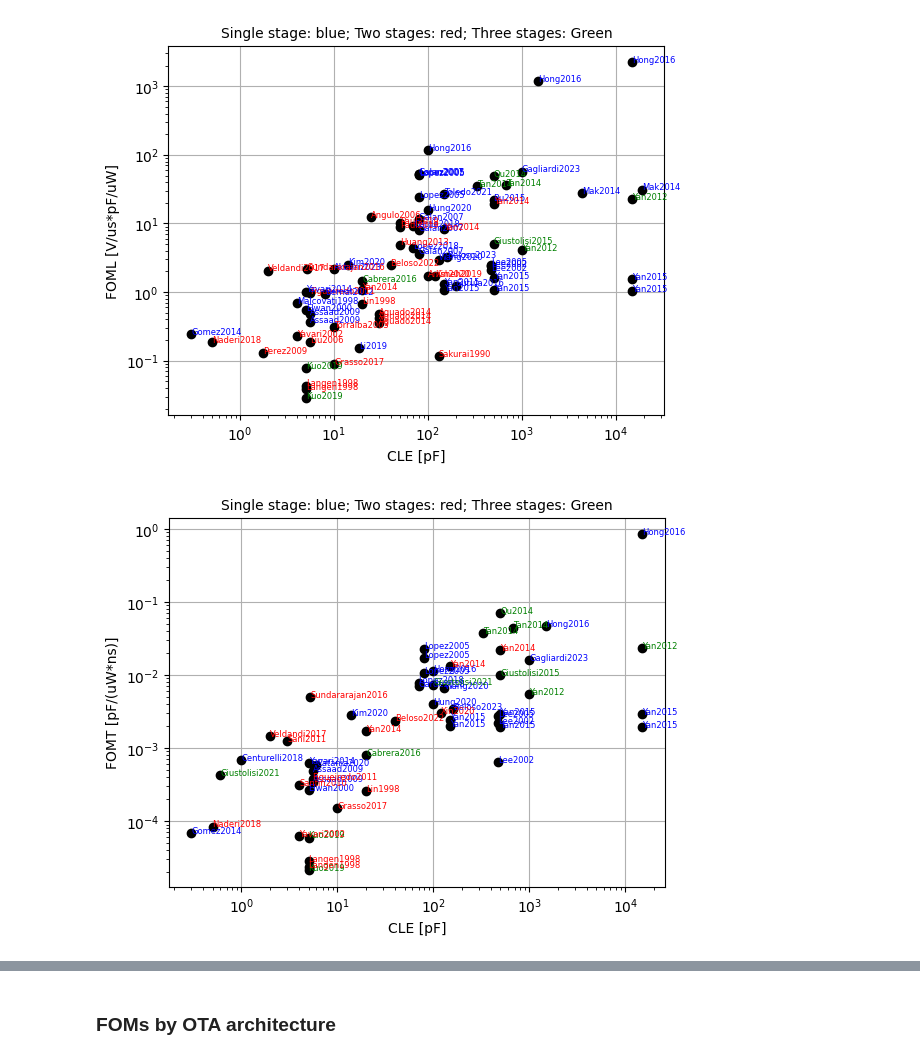
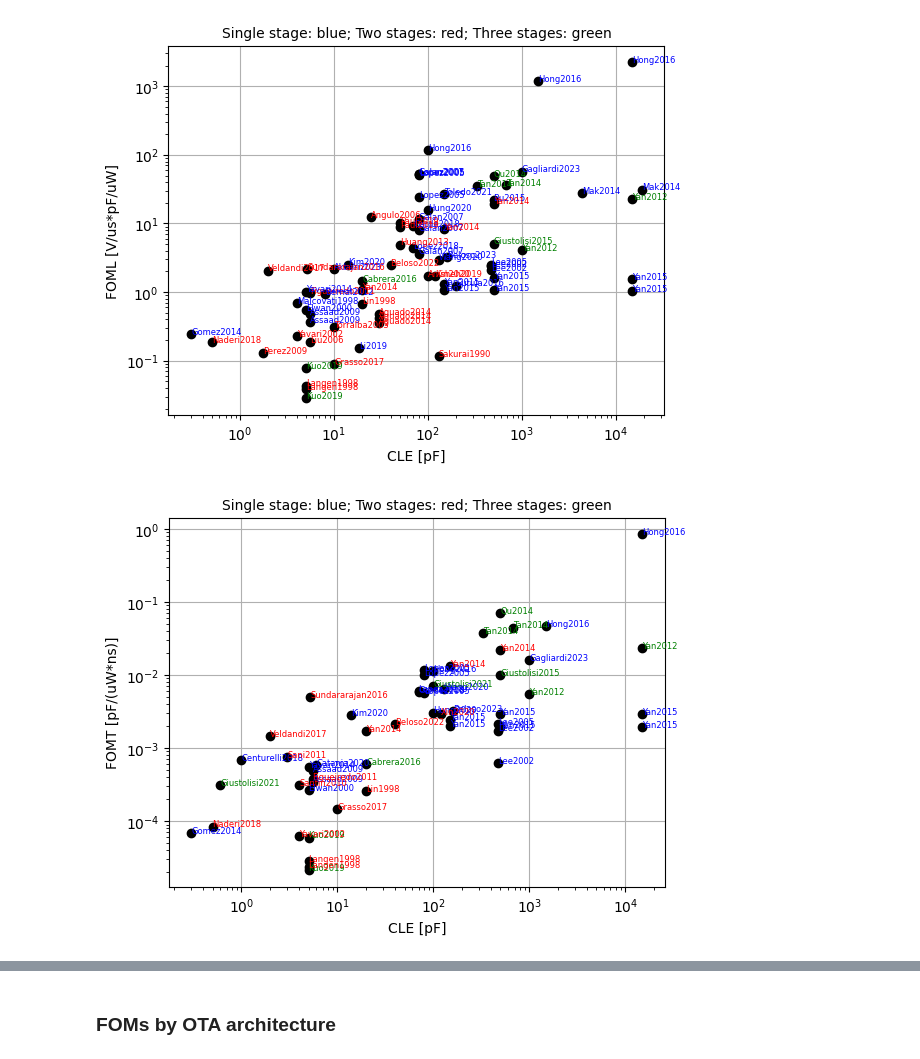
Before and after one commit to michele-dei/OTA-settling-survey, a Jupyter notebook: ota-settling-survey.ipynb, the cells around one changed output, grey strips where cells are left out. Cells and saved outputs as stored; diff of their text form; code cells hidden in the pictures.

```diff
--- a/ota-settling-survey.ipynb
+++ b/ota-settling-survey.ipynb
@@ -69,14 +71,25 @@ def minimum_excluding_nans(x1, x2):
     xx[np.isnan(x2)] = x1[np.isnan(x2)]
     return xx
 
+def maximum_excluding_nans(x1, x2):
+    # similar to numpy.maximum, calculates the element-wise maximum of two arrays.
+    # It handles cases where elements are NaN in one array but not the other, replacing NaNs in the result with the corresponding values from the other array
+    xx = np.maximum(x1, x2)
+    xx[np.isnan(x1)] = x2[np.isnan(x1)]
+    xx[np.isnan(x2)] = x1[np.isnan(x2)]
+    return xx
+
+# extract worst-case conditions
 SR = minimum_excluding_nans(SRP, SRN)
-TS = minimum_excluding_nans(TSP, TSN)
+TS = maximum_excluding_nans(TSP, TSN)
 
+# calaculate the FOMs
 FOMS = UGF*CLE/PWR
 FOML = SR*CLE/PWR
 FOMT = CLE/(TS*PWR)
-FOMN = DVS*FOMT
+FOMN = DVS*FOMT*SUP
 
+# add to dataframe
 pd.options.mode.chained_assignment = None  # default='warn'
 x.loc[:, 'FOMS'] = pd.Series(FOMS)
 x.loc[:, 'FOML'] = pd.Series(FOML)
@@ -127,16 +140,20 @@ TOP 10 sorted by FOMS
 # %%
 def apa_style_annotations():
+    # simple function to create an 'Author+Year' string to annotate the scatter plots
     y = YEAR.astype(str)
     return (AU1+y).astype(str)
 
 def ns_to_color(ii):
+    # simple function to select a color associated to the NS field
     npx = x['NS'].to_numpy()
     if npx[ii] == 1:
         cl = 'blue'
-    if npx[ii] == 2:
+    elif npx[ii] == 2:
         cl = 'red'
-    if npx[ii] == 3:
+    elif npx[ii] == 3:
         cl = 'green'
+    else:
+        cl = 'black'
     return cl
 # %% [markdown]
 ### FOM scatter plots
@@ -173,18 +190,18 @@ ax.grid()
 # %%
 fig = plt.figure()
 ax = fig.add_subplot(111)
 ax.loglog(CLE, FOMT, 'ko')
 ax.set_xlabel('CLE [pF]')
 for ii, annotation in enumerate(apa_style_annotations()):
     xx=CLE[ii]
     yy=FOMT[ii]
     if np.isfinite(xx) and np.isfinite(yy):
         ax.text(xx, yy, annotation, color=ns_to_color(ii), fontsize=6)
 ax.set_ylabel('FOMT [pF/(uW*ns)]')
-ax.set_title('Single stage: blue; Two stages: red; Three stages: Green', fontsize=10)
+ax.set_title('Single stage: blue; Two stages: red; Three stages: green', fontsize=10)
 ax.grid()
 # %% [output]
-[figure, old version]
+[figure, new version]
 # %%
 fig = plt.figure()
 ax = fig.add_subplot(111)
```
Also changed, not shown: parts of 13 cells of this notebook.
